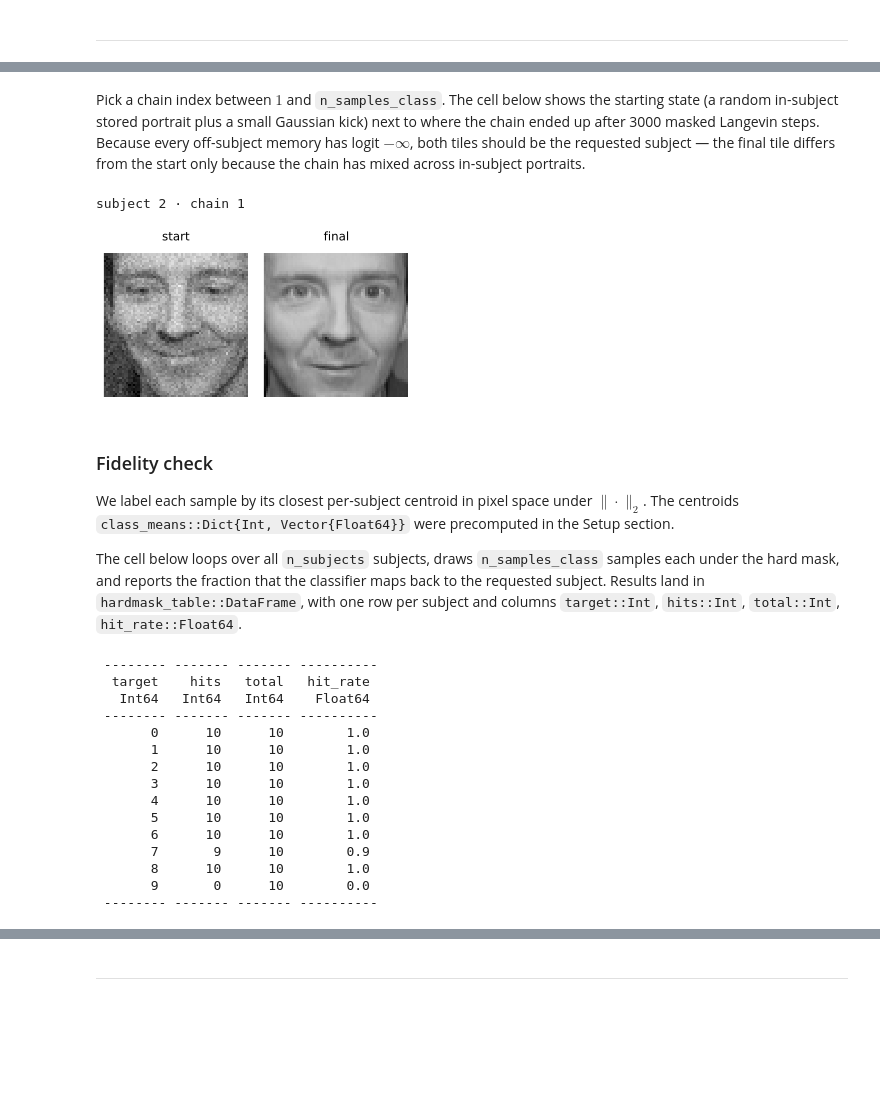
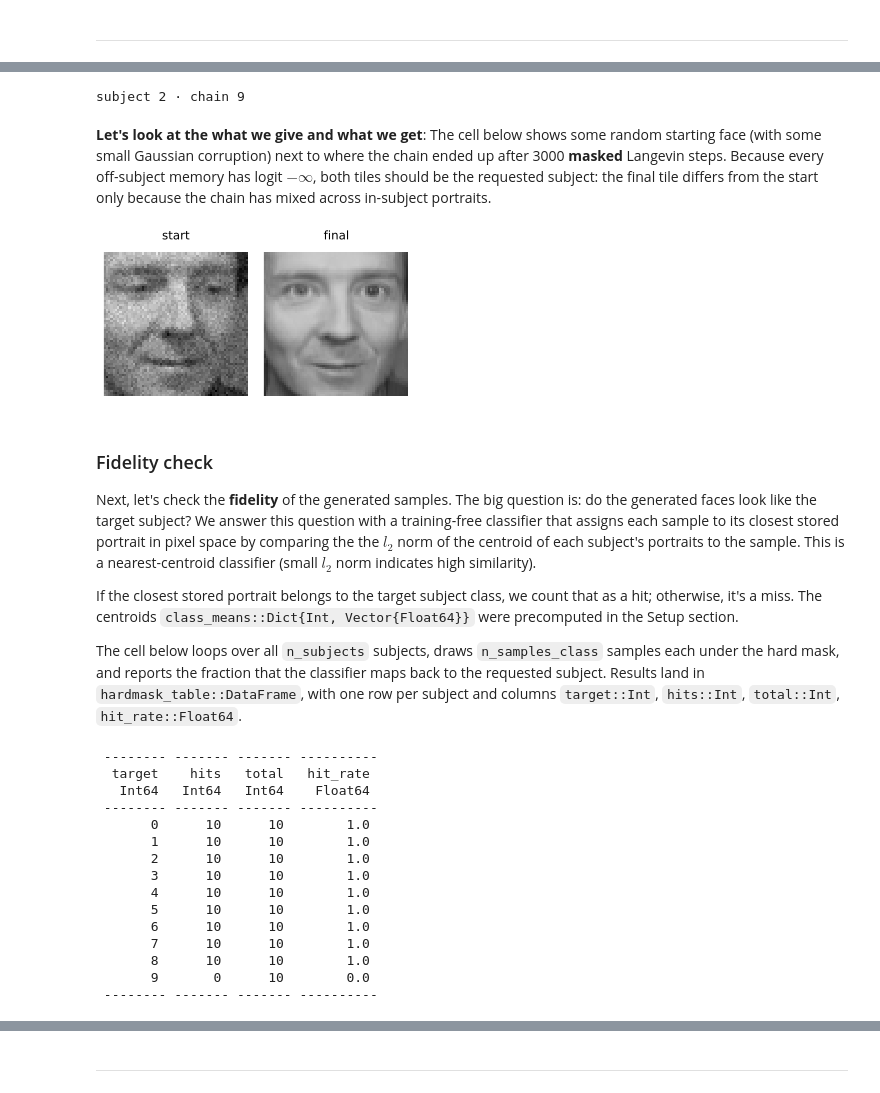
Before and after one commit to varnerlab/Practicum-5820-S2026, a Jupyter notebook: CHEME-5820-Practicum-S2026.ipynb, the cells around one changed output, grey strips where cells are left out. Cells and saved outputs as stored; diff of their text form; code cells hidden in the pictures; blank space fills up the shorter version.

```diff
--- a/CHEME-5820-Practicum-S2026.ipynb
+++ b/CHEME-5820-Practicum-S2026.ipynb
@@ -370,41 +413,55 @@ __What to look for.__ Both rows should look like subject `target_class`. The top
-# %% [markdown]
-Pick a chain index between $1$ and `n_samples_class`. The cell below shows the starting state (a random in-subject stored portrait plus a small Gaussian kick) next to where the chain ended up after 3000 masked Langevin steps. Because every off-subject memory has logit $-\infty$, both tiles should be the requested subject — the final tile differs from the start only because the chain has mixed across in-subject portraits.
 # %%
 class_chain_index = let
-    class_chain_index = 1; # TODO: pick a chain index in 1:n_samples_class
-    @assert 1 <= class_chain_index <= n_samples_class
+
+    # initialize -
+    class_chain_index = 9; # TODO: pick a chain index in 1:n_samples_class
+    @assert 1 <= class_chain_index <= n_samples_class # check: is the requested chain index valid?
+    println("subject $target_class · chain $class_chain_index")
     class_chain_index;
-end
-println("subject $target_class · chain $class_chain_index")
-
-let
-    cols   = [class_initial[:, class_chain_index], class_samples[:, class_chain_index]]
-    titles = ["start", "final"]
-    plots  = []
-    for (col, t) in zip(cols, titles)
-        img = Gray.(clamp.(reshape(col, 64, 64), 0.0, 1.0))
-        push!(plots, heatmap(img; color = :grays, axis = false, ticks = false, colorbar = false,
-            title = t, titlefontsize = 8, aspect_ratio = :equal))
-    end
-    plot(plots...; layout = (1, 2), size = (320, 180), margin = 0Plots.PlotMeasures.mm)
-end
+end;
 # %% [output]
-subject 2 · chain 1
+subject 2 · chain 9
-[figure, removed]
+# %% [markdown]
+__Let's look at the what we give and what we get__: The cell below shows some random starting face (with some small Gaussian corruption) next to where the chain ended up after 3000 __masked__ Langevin steps. Because every off-subject memory has logit $-\infty$, both tiles should be the requested subject: the final tile differs from the start only because the chain has mixed across in-subject portraits.
+# %%
+let
+
+    # initialize -
+    cols   = [class_initial[:, class_chain_index], class_samples[:, class_chain_index]]
+    titles = ["start", "final"]
+    plots  = [] # storage to hold the plot objects
+
+    # make the plots -
+    for (col, t) ∈ zip(cols, titles)
+        img = Gray.(clamp.(reshape(col, 64, 64), 0.0, 1.0))
+        push!(plots, heatmap(img; color = :grays, axis = false, ticks = false, colorbar = false,
+            title = t, titlefontsize = 8, aspect_ratio = :equal))
+    end
+    plot(plots...; layout = (1, 2), size = (320, 180), margin = 0Plots.PlotMeasures.mm)
+end
+# %% [output]
+[figure, added]
 # %% [markdown]
 ### Fidelity check
 
-We label each sample by its closest per-subject centroid in pixel space under $\|\cdot\|_{2}$. The centroids `class_means::Dict{Int, Vector{Float64}}` were precomputed in the Setup section.
+Next, let's check the __fidelity__ of the generated samples. The big question is: do the generated faces look like the target subject? We answer this question with a training-free classifier that assigns each sample to its closest stored portrait in pixel space by comparing the the $l_2$ norm of the centroid of each subject's portraits to the sample. This is a nearest-centroid classifier (small $l_2$ norm indicates high similarity).
+
+If the closest stored portrait belongs to the target subject class, we count that as a hit; otherwise, it's a miss. The centroids `class_means::Dict{Int, Vector{Float64}}` were precomputed in the Setup section.
 
 The cell below loops over all `n_subjects` subjects, draws `n_samples_class` samples each under the hard mask, and reports the fraction that the classifier maps back to the requested subject. Results land in `hardmask_table::DataFrame`, with one row per subject and columns `target::Int`, `hits::Int`, `total::Int`, `hit_rate::Float64`.
 # %%
 hardmask_table = let
-    df = DataFrame(target = Int[], hits = Int[], total = Int[], hit_rate = Float64[])
-    for c in 0:(n_subjects - 1)
-        m = [yj == c for yj in y]
+
+    # initialize -
+    df = DataFrame(target = Int[], hits = Int[], total = Int[], hit_rate = Float64[]); # storage
+
+    # loop over all subjects, draw samples under the hard mask, and evaluate with the nearest-centroid classifier -
+    for c ∈ 0:(n_subjects - 1)
+        m = [yⱼ == c for yⱼ ∈ y]
+
         samples = stochastic_attention_sample(sa_cond, n_samples_class;
             n_steps = 3000, hard_mask = m)
-        labels = [classify_by_nearest_mean(samples[:, k], class_means) for k in 1:n_samples_class]
+        labels = [classify_by_nearest_mean(samples[:, k], class_means) for k ∈ 1:n_samples_class]
         h = count(==(c), labels)
         push!(df, (target = c, hits = h, total = n_samples_class, hit_rate = h / n_samples_class))
     end
@@ -415,7 +472,7 @@ hardmask_table = let
         table_format = TextTableFormat(borders = text_table_borders__compact)
     );
 
-    df; # return
+    df; # return the table -
 end;
 # %% [output]
  -------- ------- ------- ----------
@@ -429,7 +486,7 @@ end;
        4      10      10        1.0
        5      10      10        1.0
        6      10      10        1.0
-       7       9      10        0.9
+       7      10      10        1.0
        8      10      10        1.0
        9       0      10        0.0
  -------- ------- ------- ----------
```
Also changed, not shown: parts of 32 cells of this notebook, 1 other file.
